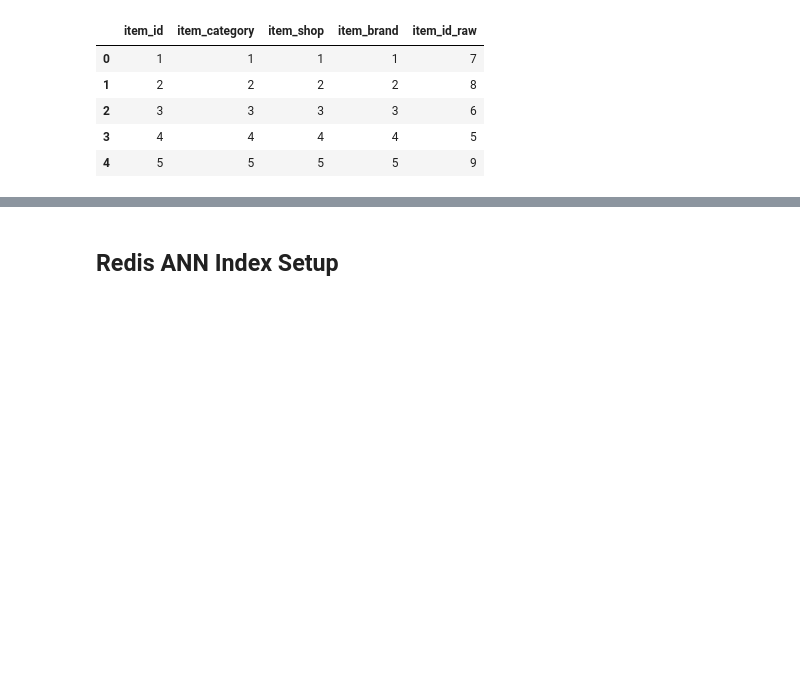
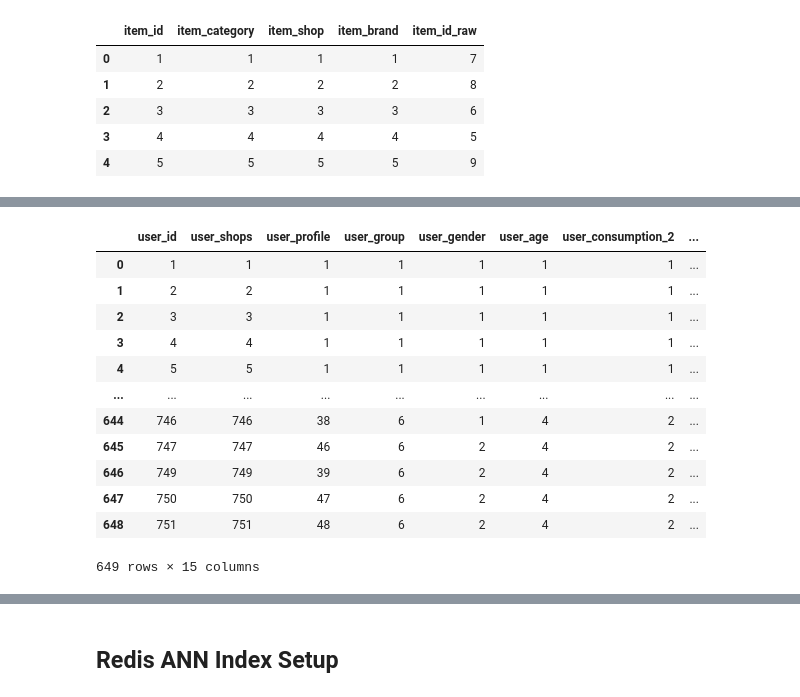
Before and after one commit to redis-developer/redis-nvidia-recsys, a Jupyter notebook: online-multi-stage-recsys/01-Building-Online-Multi-Stage-Recsys-Components.ipynb, the cells around one changed output, grey strips where cells are left out. Saved outputs shown, nothing was run; the diff lists cells and outputs as text; code cells hidden in the pictures; blank space fills up the shorter version.

```diff
--- a/online-multi-stage-recsys/01-Building-Online-Multi-Stage-Recsys-Components.ipynb
+++ b/online-multi-stage-recsys/01-Building-Online-Multi-Stage-Recsys-Components.ipynb
@@ -170,40 +147,0 @@ Now we will create our user and item features definitions in the user_features.p
-# %%
-with open(os.path.join(feature_repo_path, "user_features.py"), "w") as f:
-    f.write(f"""
-import datetime
-
-from google.protobuf.duration_pb2 import Duration
-from feast import Entity, Feature, FeatureView, ValueType
-from feast.infra.offline_stores.file_source import FileSource
-
-user_features = FileSource(
-    path={os.path.join(feature_repo_path, "data", "user_features.parquet")},
-    event_timestamp_column="datetime",
-    created_timestamp_column="created",
-)
-
-user_raw = Entity(name="user_id_raw", value_type=ValueType.INT32, description="user id raw",)
-
-user_features_view = FeatureView(
-    name="user_features",
-    entities=["user_id_raw"],
-    ttl=Duration(seconds=86400 * 7),
-    features=[
-        Feature(name="user_shops", dtype=ValueType.INT32),
-        Feature(name="user_profile", dtype=ValueType.INT32),
-        Feature(name="user_group", dtype=ValueType.INT32),
-        Feature(name="user_gender", dtype=ValueType.INT32),
-        Feature(name="user_age", dtype=ValueType.INT32),
-        Feature(name="user_consumption_2", dtype=ValueType.INT32),
-        Feature(name="user_is_occupied", dtype=ValueType.INT32),
-        Feature(name="user_geography", dtype=ValueType.INT32),
-        Feature(name="user_intentions", dtype=ValueType.INT32),
-        Feature(name="user_brands", dtype=ValueType.INT32),
-        Feature(name="user_categories", dtype=ValueType.INT32),
-        Feature(name="user_id", dtype=ValueType.INT32),
-    ],
-    online=True,
-    input=user_features,
-    tags=dict(),
-)
-""")
@@ -255,0 +182,16 @@ Let's checkout our Feast feature repository structure.
+# %%
+user_features
+# %% [output]
+|  | user_id | user_shops | user_profile | user_group | user_gender | user_age | user_consumption_2 | ... |
+| 0 | 1 | 1 | 1 | 1 | 1 | 1 | 1 | ... |
+| 1 | 2 | 2 | 1 | 1 | 1 | 1 | 1 | ... |
+| 2 | 3 | 3 | 1 | 1 | 1 | 1 | 1 | ... |
+| 3 | 4 | 4 | 1 | 1 | 1 | 1 | 1 | ... |
+| 4 | 5 | 5 | 1 | 1 | 1 | 1 | 1 | ... |
+| ... | ... | ... | ... | ... | ... | ... | ... | ... |
+| 644 | 746 | 746 | 38 | 6 | 1 | 4 | 2 | ... |
+| 645 | 747 | 747 | 46 | 6 | 2 | 4 | 2 | ... |
+| 646 | 749 | 749 | 39 | 6 | 2 | 4 | 2 | ... |
+| 647 | 750 | 750 | 47 | 6 | 2 | 4 | 2 | ... |
+| 648 | 751 | 751 | 48 | 6 | 2 | 4 | 2 | ... |
+649 rows × 15 columns
```
Also changed, not shown: parts of 28 cells of this notebook, 28 other files.
